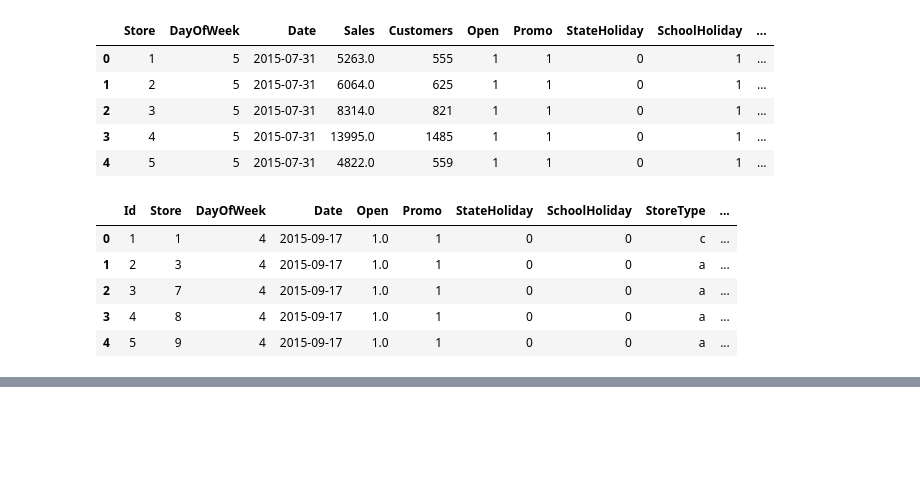
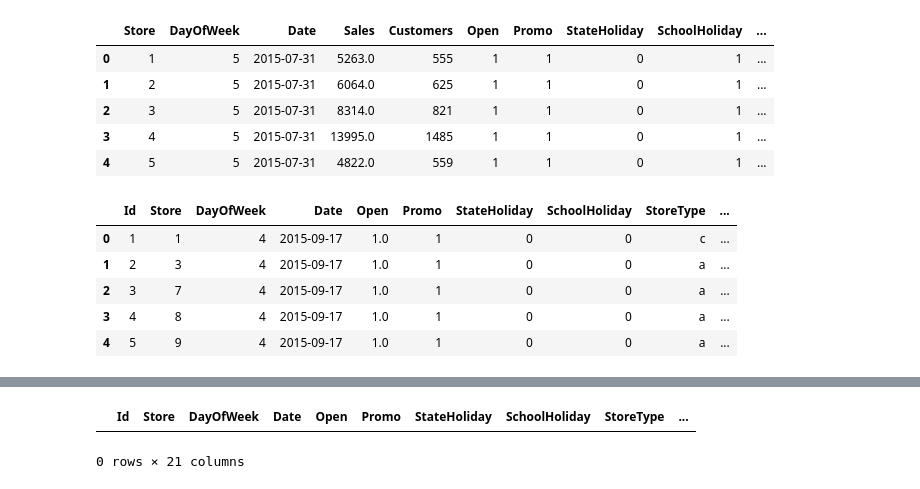
Before and after one commit to naolatomsa/forecast-sales-for-rossmann-store, a Jupyter notebook: notebooks/ExcustomerPurchasingBehavior.ipynb, the cells around one changed output, grey strips where cells are left out. Saved outputs shown, nothing was run; the diff lists cells and outputs as text; code cells hidden in the pictures; blank space fills up the shorter version.

```diff
--- a/notebooks/ExcustomerPurchasingBehavior.ipynb
+++ b/notebooks/ExcustomerPurchasingBehavior.ipynb
@@ -199,0 +212,5 @@ test_merged.head()
+# %%
+test_merged.head(0)
+# %% [output]
+|  | Id | Store | DayOfWeek | Date | Open | Promo | StateHoliday | SchoolHoliday | StoreType | ... |
+0 rows × 21 columns
```
Also changed, not shown: parts of 4 cells of this notebook.
